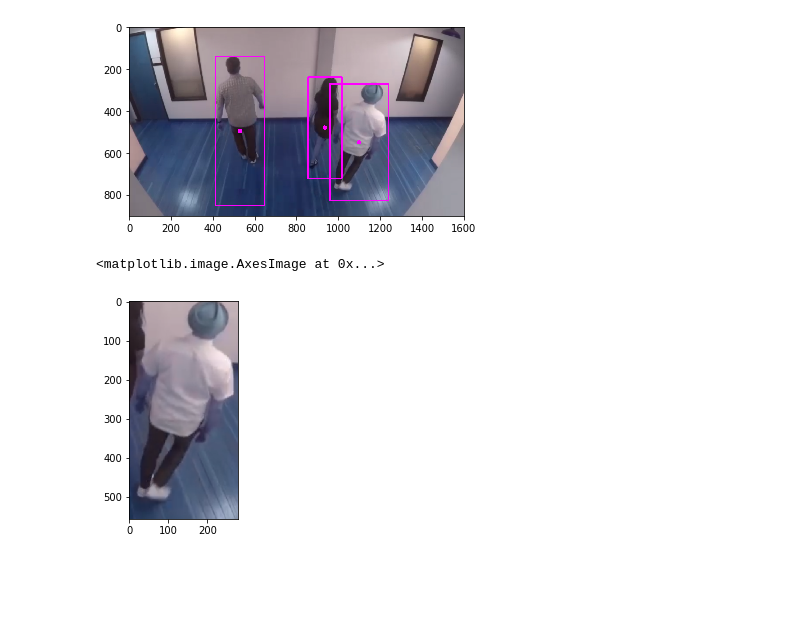
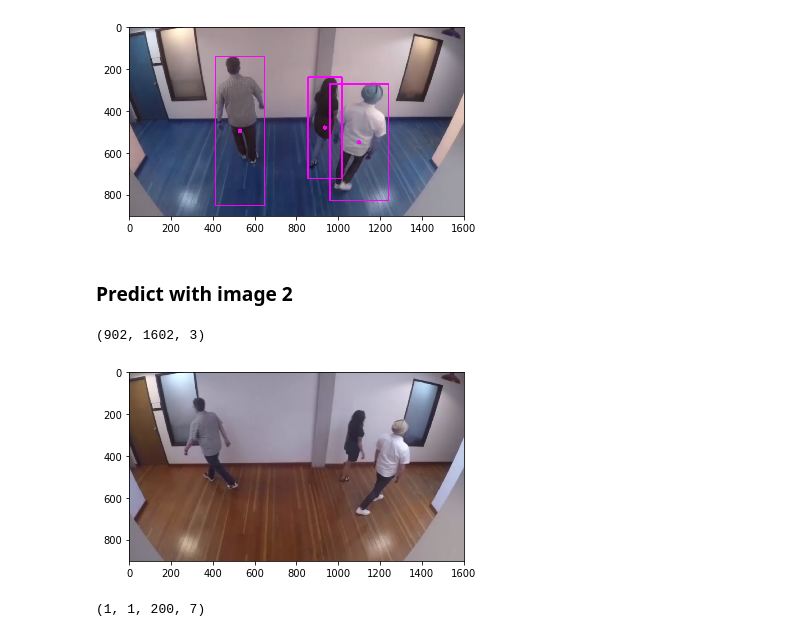
Before and after one commit to BenedictusAryo/practice_opencv, a Jupyter notebook: test_openvino/people_tracking/Research Model.ipynb, the cells around one changed output. Saved outputs shown, nothing was run; the diff lists cells and outputs as text; code cells hidden in the pictures; blank space fills up the shorter version.

Commit message:
finalize detection, add crop_person result

```diff
--- a/test_openvino/people_tracking/Research Model.ipynb
+++ b/test_openvino/people_tracking/Research Model.ipynb
@@ -106,7 +108,2 @@ plt.imshow(image);
 # %% [output]
 [figure]
-# %%
-plt.imshow(person_db[0])
-# %% [output]
-<matplotlib.image.AxesImage at 0x...>
-[figure, removed]
@@ -117,0 +110,10 @@ crop_person[2].shape
+# %% [markdown]
+### Predict with image 2
+# %%
+image_2 = cv.imread('test_image2.png')
+img_2 = image_2.copy()
+plt.imshow(image_2[...,::-1]);
+print(image_2.shape)
+# %% [output]
+(902, 1602, 3)
+[figure, added]
@@ -117,0 +123,6 @@ crop_person[2].shape
+# %%
+status = req_handle.wait()
+res = req_handle.outputs[output_net]
+res.shape
+# %% [output]
+(1, 1, 200, 7)
```
Also changed, not shown: parts of 15 cells of this notebook, 6 other files.
